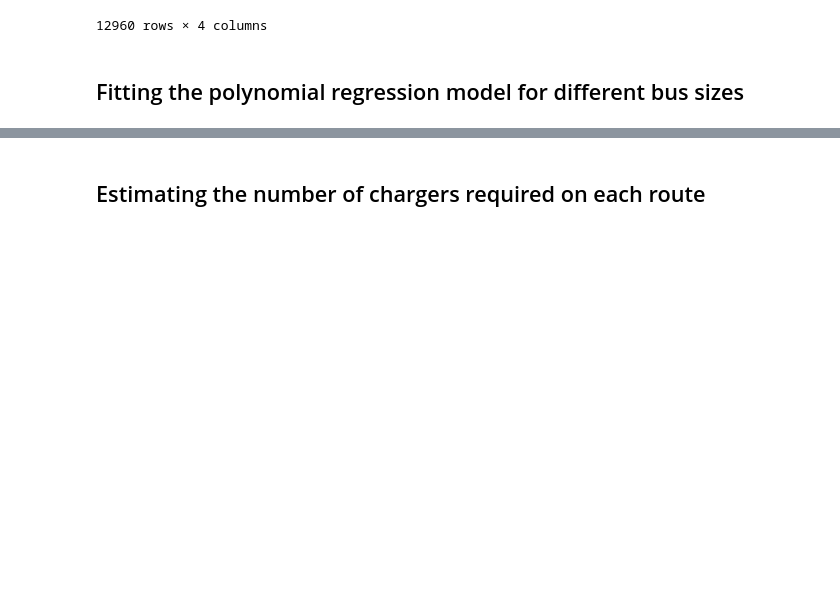
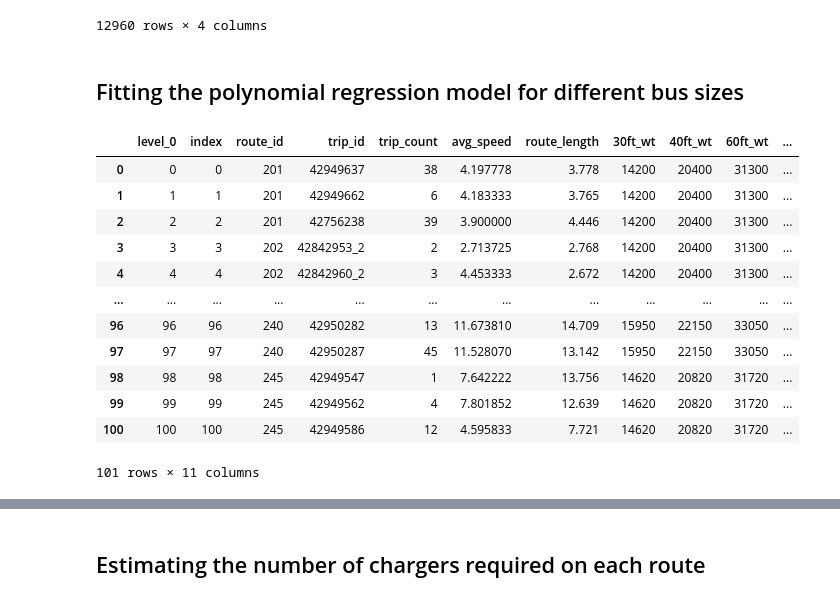
Before and after one commit to UpadhiV/evfleets, a Jupyter notebook: mbta_analysis.ipynb, the cells around one changed output, grey strips where cells are left out. Drawn from its saved outputs; the diff is of its cells as text; code cells hidden in the pictures; blank space fills up the shorter version.

```diff
--- a/mbta_analysis.ipynb
+++ b/mbta_analysis.ipynb
@@ -63,3 +62,19 @@ df = pd.read_sql(query, engine)
+# %%
+trip_data
+# %% [output]
+|  | level_0 | index | route_id | trip_id | trip_count | avg_speed | route_length | 30ft_wt | 40ft_wt | 60ft_wt | ... |
+| 0 | 0 | 0 | 201 | 42949637 | 38 | 4.197778 | 3.778 | 14200 | 20400 | 31300 | ... |
+| 1 | 1 | 1 | 201 | 42949662 | 6 | 4.183333 | 3.765 | 14200 | 20400 | 31300 | ... |
+| 2 | 2 | 2 | 201 | 42756238 | 39 | 3.900000 | 4.446 | 14200 | 20400 | 31300 | ... |
+| 3 | 3 | 3 | 202 | 42842953_2 | 2 | 2.713725 | 2.768 | 14200 | 20400 | 31300 | ... |
+| 4 | 4 | 4 | 202 | 42842960_2 | 3 | 4.453333 | 2.672 | 14200 | 20400 | 31300 | ... |
+| ... | ... | ... | ... | ... | ... | ... | ... | ... | ... | ... | ... |
+| 96 | 96 | 96 | 240 | 42950282 | 13 | 11.673810 | 14.709 | 15950 | 22150 | 33050 | ... |
+| 97 | 97 | 97 | 240 | 42950287 | 45 | 11.528070 | 13.142 | 15950 | 22150 | 33050 | ... |
+| 98 | 98 | 98 | 245 | 42949547 | 1 | 7.642222 | 13.756 | 14620 | 20820 | 31720 | ... |
+| 99 | 99 | 99 | 245 | 42949562 | 4 | 7.801852 | 12.639 | 14620 | 20820 | 31720 | ... |
+| 100 | 100 | 100 | 245 | 42949586 | 12 | 4.595833 | 7.721 | 14620 | 20820 | 31720 | ... |
+101 rows × 11 columns
 # %%
 #writing the energy consumption equation
 
```
Also changed, not shown: parts of 29 cells of this notebook.
